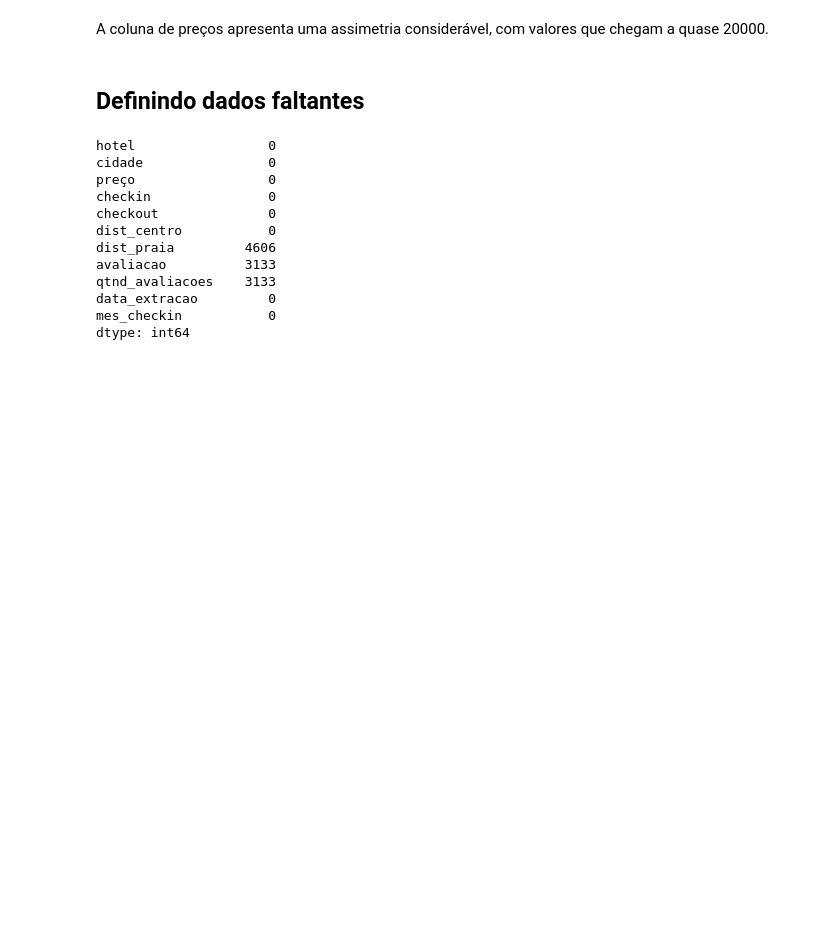
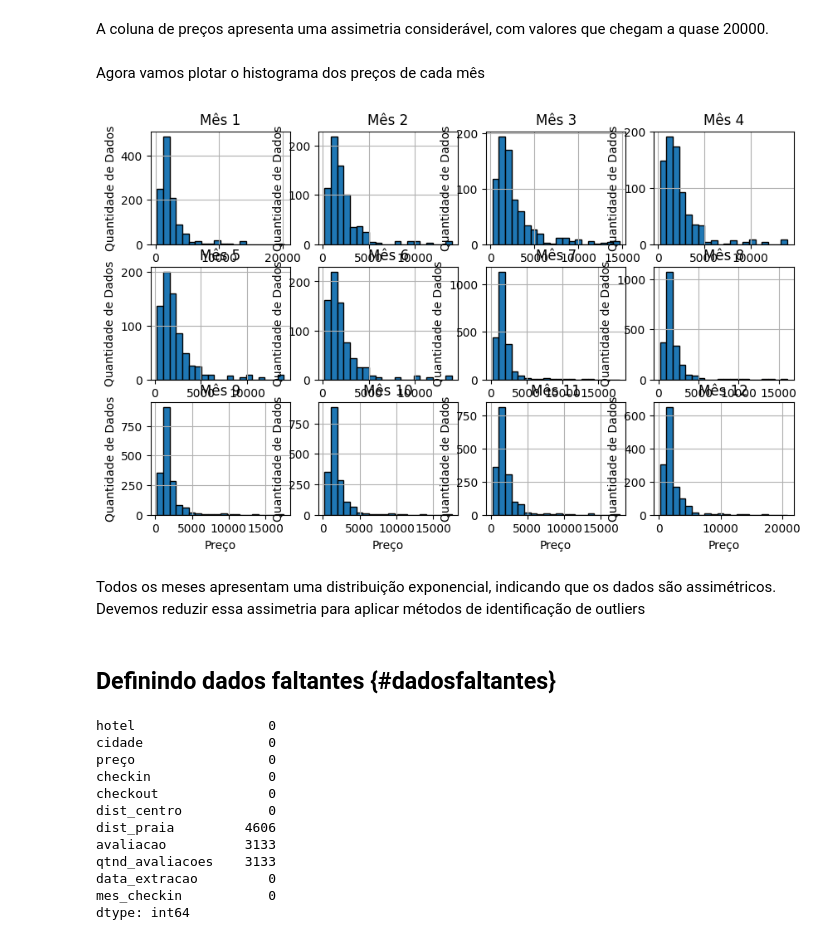
Before and after one commit to clarabarretto/data-science, a Jupyter notebook: pre-processing/pre-processing-recife.ipynb, the cells around one changed output. Saved outputs shown, nothing was run; the diff lists cells and outputs as text; code cells hidden in the pictures; blank space fills up the shorter version.

```diff
--- a/pre-processing/pre-processing-recife.ipynb
+++ b/pre-processing/pre-processing-recife.ipynb
@@ -207,8 +223,27 @@ hospedagens['preço'].hist()
 [figure]
 # %% [markdown]
 A coluna de preços apresenta uma assimetria considerável, com valores que chegam a quase 20000.
+# %% [markdown]
+Agora vamos plotar o histograma dos preços de cada mês
+# %%
+# Criar uma figura para os histogramas
+plt.figure(figsize=(10, 6))
+
+# Plotar histograma para cada mês
+for month in range(1, 13):
+    data_month = hospedagens[hospedagens['mes_checkin'] == month]
+    plt.subplot(3, 4, month)
+    plt.hist(data_month['preço'], bins=20, edgecolor='black')
+    plt.title(f'Mês {month}')
+    plt.xlabel('Preço')
+    plt.ylabel('Quantidade de Dados')
+    plt.grid(True)
+# %% [output]
+[figure, added]
+# %% [markdown]
+Todos os meses apresentam uma distribuição exponencial, indicando que os dados são assimétricos. Devemos reduzir essa assimetria para aplicar métodos de identificação de outliers
 # %% [markdown]
-## Definindo dados faltantes
+## Definindo dados faltantes {#dadosfaltantes}
 # %%
 # printando quantas linhas de cada coluna está faltante
 print(hospedagens.isnull().sum())
```
Also changed, not shown: parts of 35 cells of this notebook.
